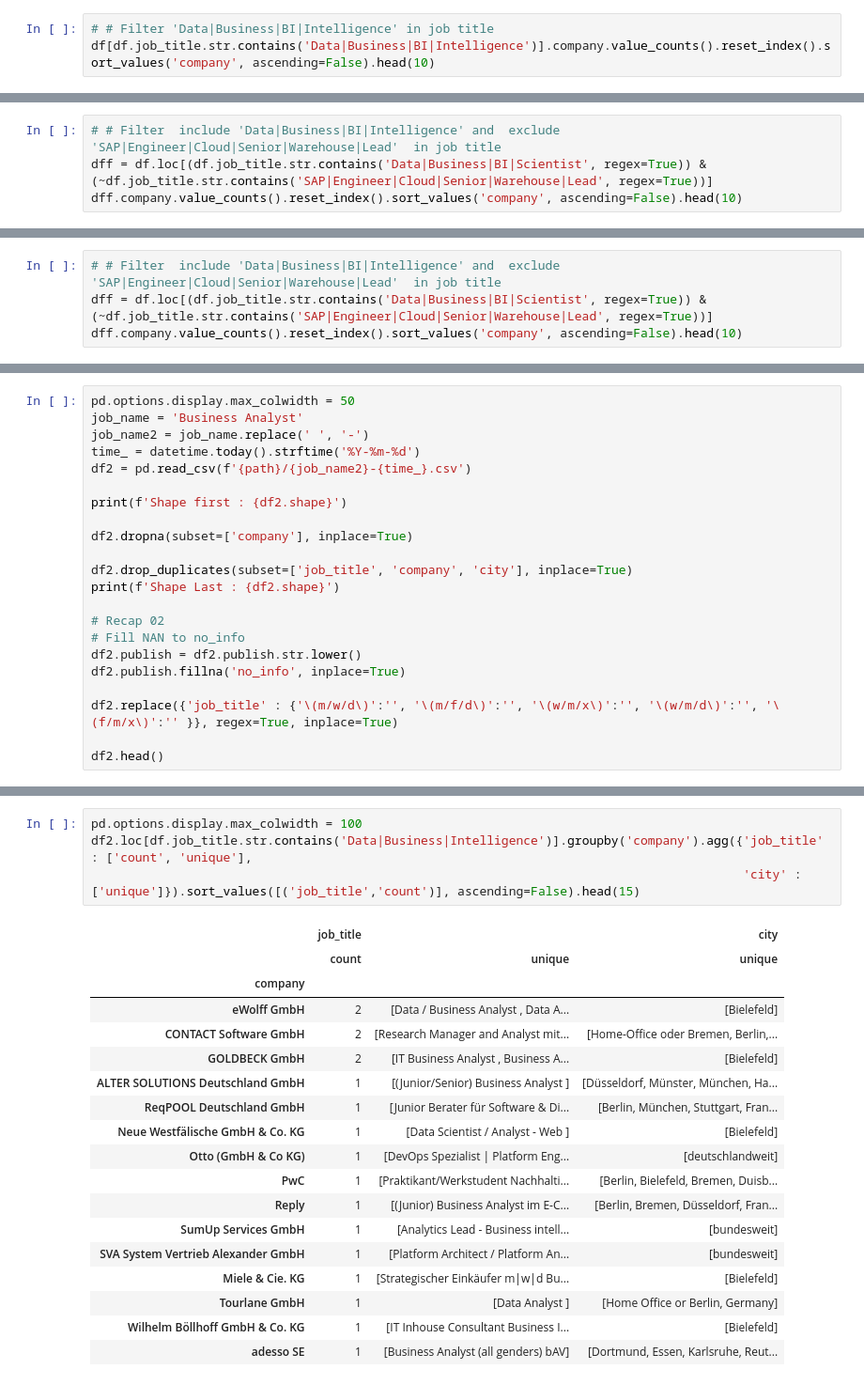
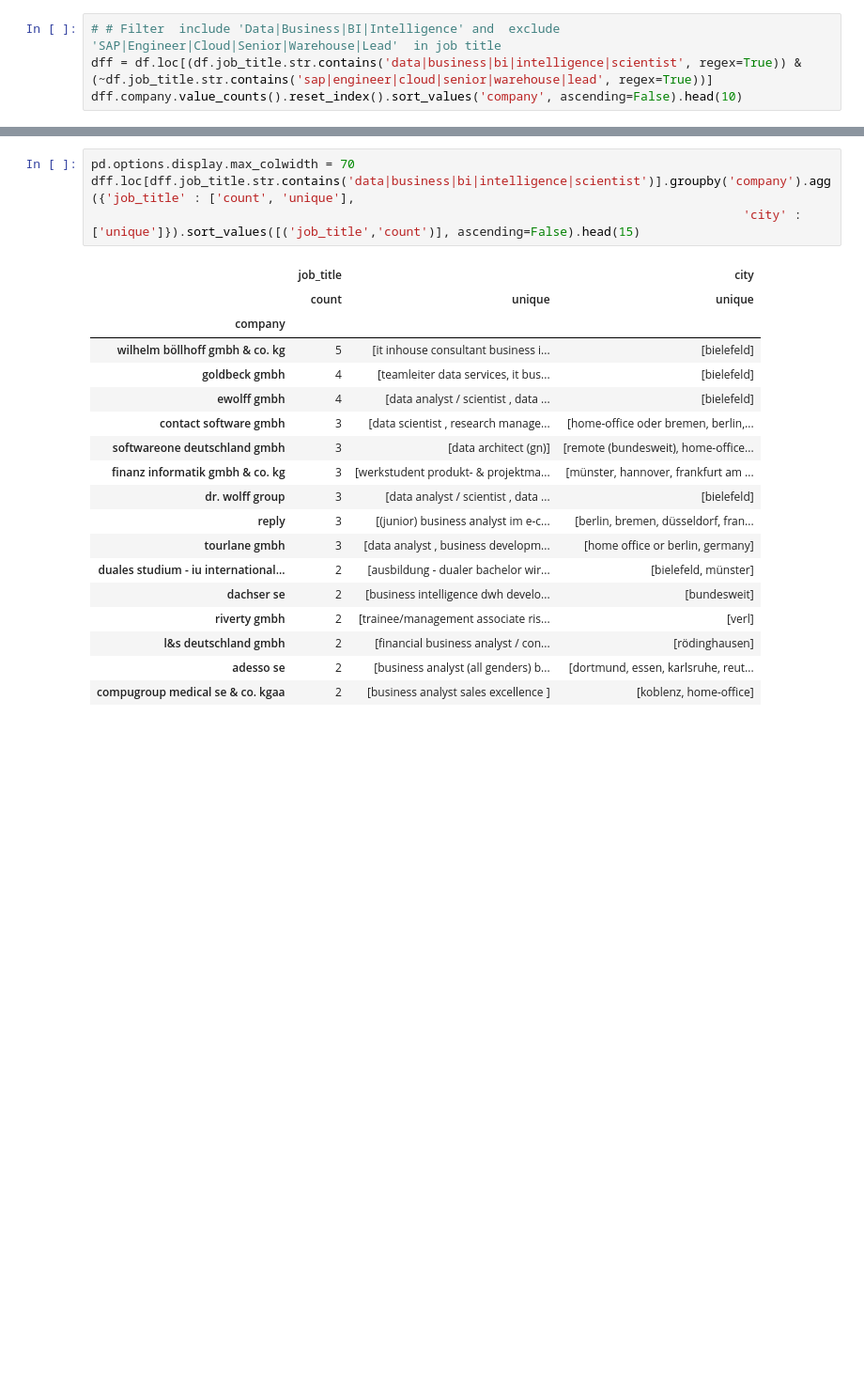
Before and after one commit to abdullahcayde/Portfolio_Projects, a Jupyter notebook: 02 - Web_Scraping_Job_Search/main_cleaning.ipynb, the cells around one changed output, grey strips where cells are left out. Shown at 94% size. Drawn from its saved outputs; the diff is of its cells as text; blank space fills up the shorter version.

```diff
--- a/02 - Web_Scraping_Job_Search/main_cleaning.ipynb
+++ b/02 - Web_Scraping_Job_Search/main_cleaning.ipynb
@@ -216,5 +194,6 @@ df[df.job_title.str.contains('Data')].company.value_counts().reset_index().sort_
 # %%
-# # Filter 'Data|Business|BI|Intelligence' in job title
-df[df.job_title.str.contains('Data|Business|BI|Intelligence')].company.value_counts().reset_index().sort_values('company', ascending=False).head(10)
+# # Filter  include 'Data|Business|BI|Intelligence' and  exclude 'SAP|Engineer|Cloud|Senior|Warehouse|Lead'  in job title
+dff = df.loc[(df.job_title.str.contains('data|business|bi|intelligence|scientist', regex=True)) & (~df.job_title.str.contains('sap|engineer|cloud|senior|warehouse|lead', regex=True))]
+dff.company.value_counts().reset_index().sort_values('company', ascending=False).head(10)
 # %% [output]
 |  | index | company |
@@ -231,4 +209,0 @@ df[df.job_title.str.contains('Data|Business|BI|Intelligence')].company.value_cou
-# %%
-# # Filter  include 'Data|Business|BI|Intelligence' and  exclude 'SAP|Engineer|Cloud|Senior|Warehouse|Lead'  in job title
-dff = df.loc[(df.job_title.str.contains('Data|Business|BI|Scientist', regex=True)) & (~df.job_title.str.contains('SAP|Engineer|Cloud|Senior|Warehouse|Lead', regex=True))]
-dff.company.value_counts().reset_index().sort_values('company', ascending=False).head(10)
@@ -247,4 +209,0 @@ dff.company.value_counts().reset_index().sort_values('company', ascending=False)
-# %%
-# # Filter  include 'Data|Business|BI|Intelligence' and  exclude 'SAP|Engineer|Cloud|Senior|Warehouse|Lead'  in job title
-dff = df.loc[(df.job_title.str.contains('Data|Business|BI|Scientist', regex=True)) & (~df.job_title.str.contains('SAP|Engineer|Cloud|Senior|Warehouse|Lead', regex=True))]
-dff.company.value_counts().reset_index().sort_values('company', ascending=False).head(10)
@@ -269,22 +213,0 @@ dff.job_title.value_counts().count()
-# %%
-pd.options.display.max_colwidth = 50
-job_name = 'Business Analyst'
-job_name2 = job_name.replace(' ', '-')
-time_ = datetime.today().strftime('%Y-%m-%d')
-df2 = pd.read_csv(f'{path}/{job_name2}-{time_}.csv')
-
-print(f'Shape first : {df2.shape}')
-
-df2.dropna(subset=['company'], inplace=True)
-
-df2.drop_duplicates(subset=['job_title', 'company', 'city'], inplace=True)
-print(f'Shape Last : {df2.shape}')
-
-# Recap 02
-# Fill NAN to no_info
-df2.publish = df2.publish.str.lower()
-df2.publish.fillna('no_info', inplace=True)
-
-df2.replace({'job_title' : {'\(m/w/d\)':'', '\(m/f/d\)':'', '\(w/m/x\)':'', '\(w/m/d\)':'', '\(f/m/x\)':'' }}, regex=True, inplace=True)
-
-df2.head()
@@ -343,23 +214,23 @@ df2.loc[df.job_title.str.contains('Data|Business|Intelligence')].company.value_c
 # %%
-pd.options.display.max_colwidth = 100
-df2.loc[df.job_title.str.contains('Data|Business|Intelligence')].groupby('company').agg({'job_title' : ['count', 'unique'],
+pd.options.display.max_colwidth = 70
+dff.loc[dff.job_title.str.contains('data|business|bi|intelligence|scientist')].groupby('company').agg({'job_title' : ['count', 'unique'],
                                                                                          'city' : ['unique']}).sort_values([('job_title','count')], ascending=False).head(15)
 # %% [output]
 |  | job_title |  | city |
 |  | count | unique | unique |
 | company |  |  |  |
-| eWolff GmbH | 2 | [Data / Business Analyst , Data A... | [Bielefeld] |
-| CONTACT Software GmbH | 2 | [Research Manager and Analyst mit... | [Home-Office oder Bremen, Berlin,... |
-| GOLDBECK GmbH | 2 | [IT Business Analyst , Business A... | [Bielefeld] |
-| ALTER SOLUTIONS Deutschland GmbH | 1 | [(Junior/Senior) Business Analyst ] | [Düsseldorf, Münster, München, Ha... |
-| ReqPOOL Deutschland GmbH | 1 | [Junior Berater für Software & Di... | [Berlin, München, Stuttgart, Fran... |
-| Neue Westfälische GmbH & Co. KG | 1 | [Data Scientist / Analyst - Web ] | [Bielefeld] |
-| Otto (GmbH & Co KG) | 1 | [DevOps Spezialist | Platform Eng... | [deutschlandweit] |
-| PwC | 1 | [Praktikant/Werkstudent Nachhalti... | [Berlin, Bielefeld, Bremen, Duisb... |
-| Reply | 1 | [(Junior) Business Analyst im E-C... | [Berlin, Bremen, Düsseldorf, Fran... |
-| SumUp Services GmbH | 1 | [Analytics Lead - Business intell... | [bundesweit] |
-| SVA System Vertrieb Alexander GmbH | 1 | [Platform Architect / Platform An... | [bundesweit] |
-| Miele & Cie. KG | 1 | [Strategischer Einkäufer m|w|d Bu... | [Bielefeld] |
-| Tourlane GmbH | 1 | [Data Analyst ] | [Home Office or Berlin, Germany] |
-| Wilhelm Böllhoff GmbH & Co. KG | 1 | [IT Inhouse Consultant Business I... | [Bielefeld] |
-| adesso SE | 1 | [Business Analyst (all genders) bAV] | [Dortmund, Essen, Karlsruhe, Reut... |
+| wilhelm böllhoff gmbh & co. kg | 5 | [it inhouse consultant business i... | [bielefeld] |
+| goldbeck gmbh | 4 | [teamleiter data services, it bus... | [bielefeld] |
+| ewolff gmbh | 4 | [data analyst / scientist , data ... | [bielefeld] |
+| contact software gmbh | 3 | [data scientist , research manage... | [home-office oder bremen, berlin,... |
+| softwareone deutschland gmbh | 3 | [data architect (gn)] | [remote (bundesweit), home-office... |
+| finanz informatik gmbh & co. kg | 3 | [werkstudent produkt- & projektma... | [münster, hannover, frankfurt am ... |
+| dr. wolff group | 3 | [data analyst / scientist , data ... | [bielefeld] |
+| reply | 3 | [(junior) business analyst im e-c... | [berlin, bremen, düsseldorf, fran... |
+| tourlane gmbh | 3 | [data analyst , business developm... | [home office or berlin, germany] |
+| duales studium - iu international... | 2 | [ausbildung - dualer bachelor wir... | [bielefeld, münster] |
+| dachser se | 2 | [business intelligence dwh develo... | [bundesweit] |
+| riverty gmbh | 2 | [trainee/management associate ris... | [verl] |
+| l&s deutschland gmbh | 2 | [financial business analyst / con... | [rödinghausen] |
+| adesso se | 2 | [business analyst (all genders) b... | [dortmund, essen, karlsruhe, reut... |
+| compugroup medical se & co. kgaa | 2 | [business analyst sales excellence ] | [koblenz, home-office] |
```
Also changed, not shown: parts of 37 cells of this notebook, 7 other files.
